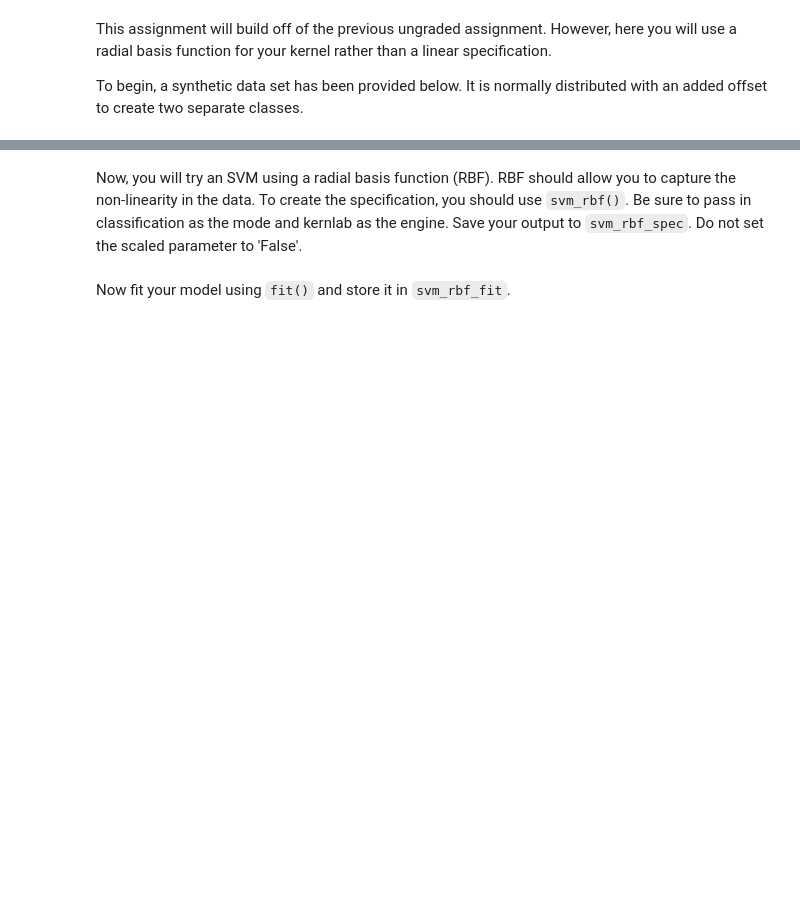
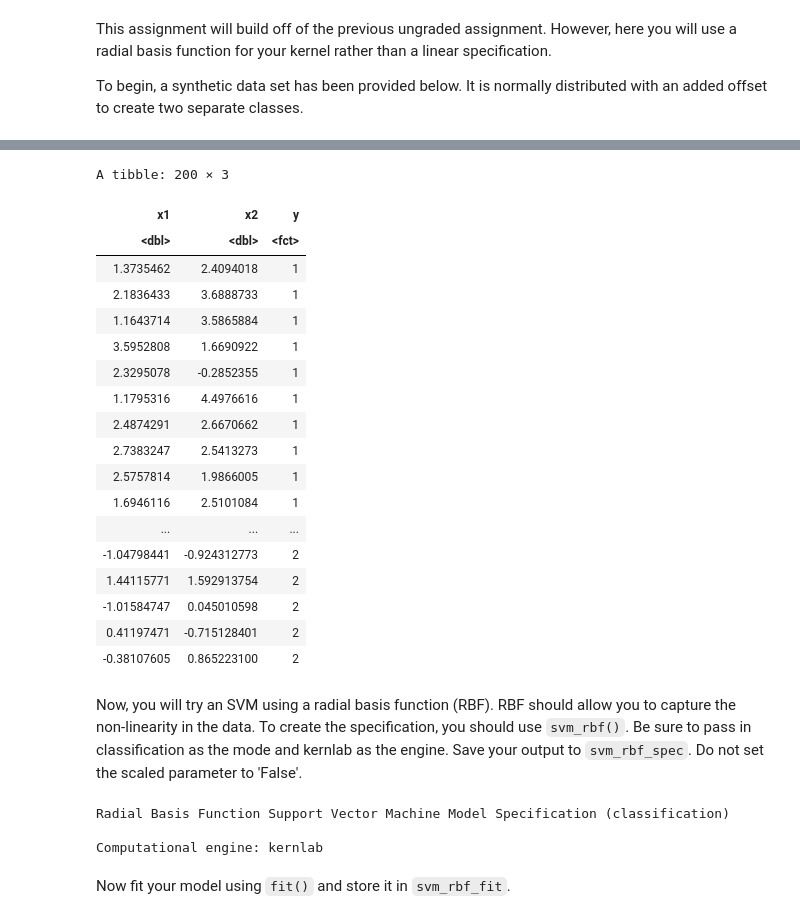
Before and after one commit to dennislamcv1/UniofColStatsLearning, a Jupyter notebook: Trees, SVM and Unsupervised Learning/Support Vector Machines Programming Assignment.ipynb, the cells around one changed output, grey strips where cells are left out. Drawn from its saved outputs; the diff is of its cells as text; code cells hidden in the pictures; blank space fills up the shorter version.

```diff
--- a/Trees, SVM and Unsupervised Learning/Support Vector Machines Programming Assignment.ipynb
+++ b/Trees, SVM and Unsupervised Learning/Support Vector Machines Programming Assignment.ipynb
@@ -39,3 +39,25 @@ sim_data2 %>%
 [figure]
+# %%
+sim_data2
+# %% [output]
+A tibble: 200 × 3
+| x1 | x2 | y |
+| <dbl> | <dbl> | <fct> |
+| 1.3735462 | 2.4094018 | 1 |
+| 2.1836433 | 3.6888733 | 1 |
+| 1.1643714 | 3.5865884 | 1 |
+| 3.5952808 | 1.6690922 | 1 |
+| 2.3295078 | -0.2852355 | 1 |
+| 1.1795316 | 4.4976616 | 1 |
+| 2.4874291 | 2.6670662 | 1 |
+| 2.7383247 | 2.5413273 | 1 |
+| 2.5757814 | 1.9866005 | 1 |
+| 1.6946116 | 2.5101084 | 1 |
+| ... | ... | ... |
+| -1.04798441 | -0.924312773 | 2 |
+| 1.44115771 | 1.592913754 | 2 |
+| -1.01584747 | 0.045010598 | 2 |
+| 0.41197471 | -0.715128401 | 2 |
+| -0.38107605 | 0.865223100 | 2 |
 # %% [markdown]
 Now, you will try an SVM using a radial basis function (RBF). RBF should allow you to capture the non-linearity in the data. To create the specification, you should use `svm_rbf()`. Be sure to pass in classification as the mode and kernlab as the engine. Save your output to `svm_rbf_spec`. Do not set the scaled parameter to 'False'.
@@ -53,3 +70,9 @@ svm_rbf_spec <- svm_rbf(mode = "classification") %>%
+# %%
+svm_rbf_spec
+# %% [output]
+Radial Basis Function Support Vector Machine Model Specification (classification)
+
+Computational engine: kernlab
 # %% [markdown]
 Now fit your model using `fit()` and store it in `svm_rbf_fit`.
 # %%
```
Also changed, not shown: parts of 9 cells of this notebook.
